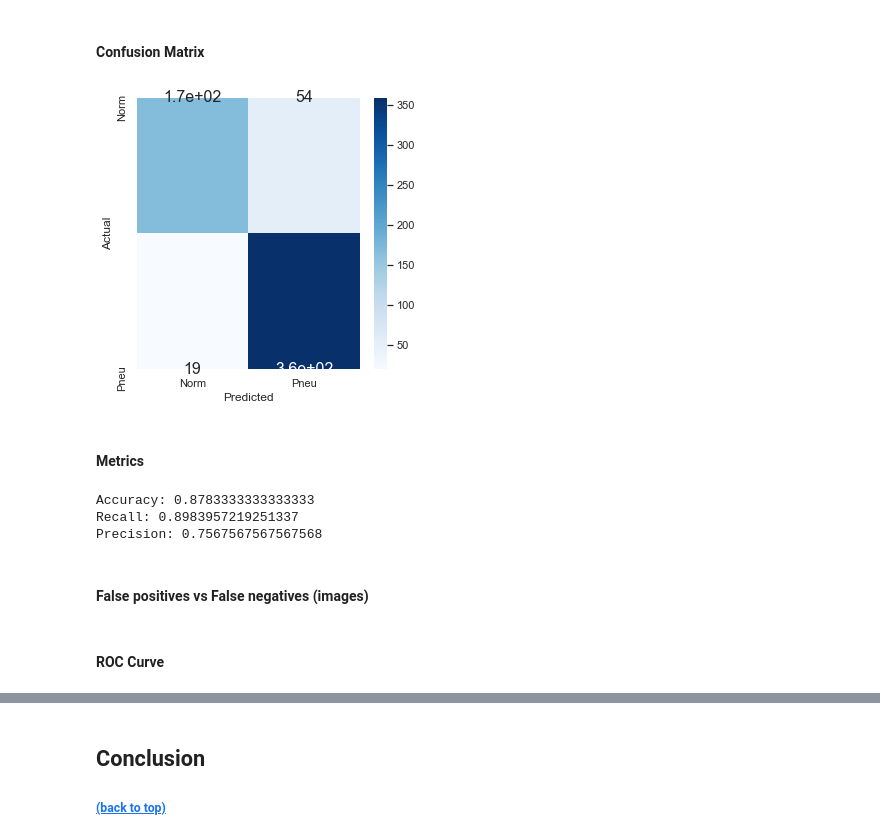
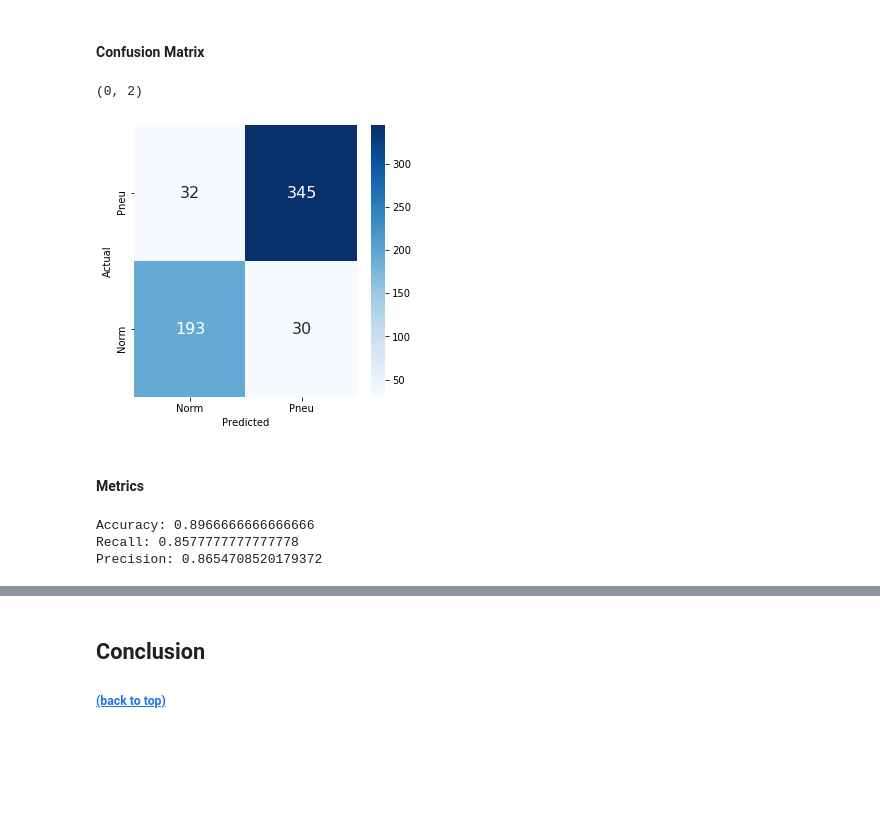
Before and after one commit to laurenphipps/x-ray-neuralnet, a Jupyter notebook: Final-Notebook.ipynb, the cells around one changed output, grey strips where cells are left out. Saved outputs shown, nothing was run; the diff lists cells and outputs as text; code cells hidden in the pictures; blank space fills up the shorter version.

```diff
--- a/Final-Notebook.ipynb
+++ b/Final-Notebook.ipynb
@@ -601,7 +592,7 @@ plt.show()
 # %% [markdown]
 #### Metrics (recall, f1, accuracy)
 # %%
-y_predicted = (model_cnn_aug.predict(test_images) > 0.7).astype("int32")
+y_predicted = (model_cnn_aug.predict(test_images) > 0.5).astype("int32")
 y_test_met = y_test.T[[1]][0]
 y_predicted = y_predicted.T[[1]][0]
 fpr, tpr, thresholds = roc_curve(y_test_met, y_predicted)
@@ -611,20 +600,21 @@ print()
 #### Confusion Matrix
 # %%
 y_test_cm = test_labels.T[[1]][0]
-y_predicted_cm = y_predicted.T[[1]][0]
-conf_matrix = confusion_matrix(y_test_cm,y_predicted_cm)
+conf_matrix = confusion_matrix(y_test_cm,y_predicted)
 df_cm = pd.DataFrame(conf_matrix,columns=['Norm','Pneu'],index=['Norm','Pneu'])
 df_cm.index.name = 'Actual'
 df_cm.columns.name = 'Predicted'
 # %%
 fig, ax = plt.subplots(figsize=(5,5))
-ax = sns.heatmap(df_cm,cmap='Blues',annot=True,annot_kws={'size':16});
+ax = sns.heatmap(df_cm,cmap='Blues',annot=True,annot_kws={'size':16},fmt='g');
+ax.set_ylim([0,2])
 # %% [output]
+(0, 2)
-[figure, old version]
+[figure, new version]
 # %% [markdown]
 #### Metrics
 # %%
-conf_matrix = confusion_matrix(y_test_cm,y_predicted_cm)
+conf_matrix = confusion_matrix(y_test_cm,y_predicted)
 tpr = conf_matrix[0][0]
 fpr = conf_matrix[0][1]
 tnr = conf_matrix[1][1]
@@ -634,10 +624,6 @@ print('Recall: {}'.format(tpr/(tpr+fnr)))
 print('Precision: {}'.format(tpr/(tpr+fpr)))
 #print('F1: {}'.format(tpr/(tpr+fnr)))
 # %% [output]
-Accuracy: 0.8783333333333333
-Recall: 0.8983957219251337
-Precision: 0.7567567567567568
+Accuracy: 0.8966666666666666
+Recall: 0.8577777777777778
+Precision: 0.8654708520179372
-# %% [markdown]
-#### False positives vs False negatives (images)
-# %% [markdown]
-#### ROC Curve
```
Also changed, not shown: parts of 17 cells of this notebook.
